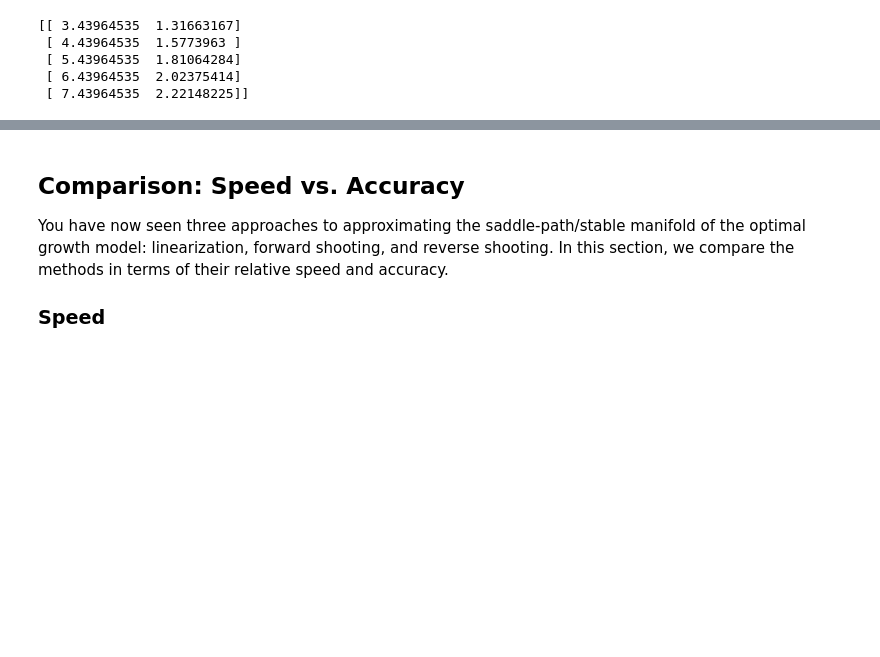
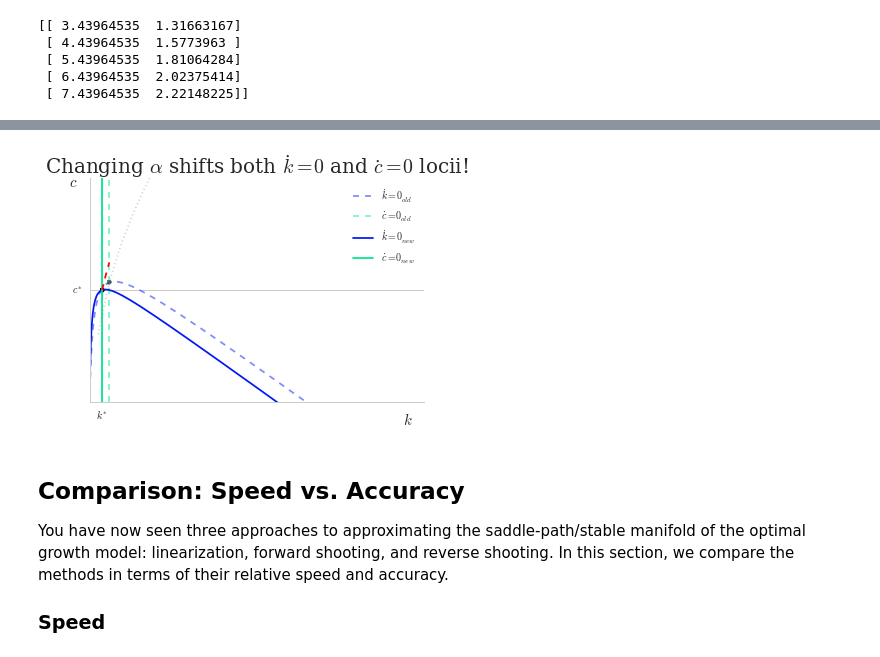
Before and after one commit to crisla/numerical-methods, a Jupyter notebook: labs/lab-2/lab-2.ipynb, the cells around one changed output, grey strips where cells are left out. Saved outputs shown, nothing was run; the diff lists cells and outputs as text; code cells hidden in the pictures; blank space fills up the shorter version.

```diff
--- a/labs/lab-2/lab-2.ipynb
+++ b/labs/lab-2/lab-2.ipynb
@@ -1630,3 +1640,10 @@ plt.show()
+# %%
+ss_traj = np.vstack((np.flipud(ms_lower_reverse),ms_upper_reverse))
+model.plot_phase_diagram(gridmax=30, N=1000, arrows=False, param='alpha', shock=0.5, plot_traj=True)
+plt.plot(ss_traj[:,0],ss_traj[:,1],alpha=0.4,ls=":",c='grey')
+plt.show()
+# %% [output]
+[figure, added]
 # %% [markdown]
 ## Comparison: Speed vs. Accuracy
 
```
Also changed, not shown: parts of 22 cells of this notebook, 7 other files.
